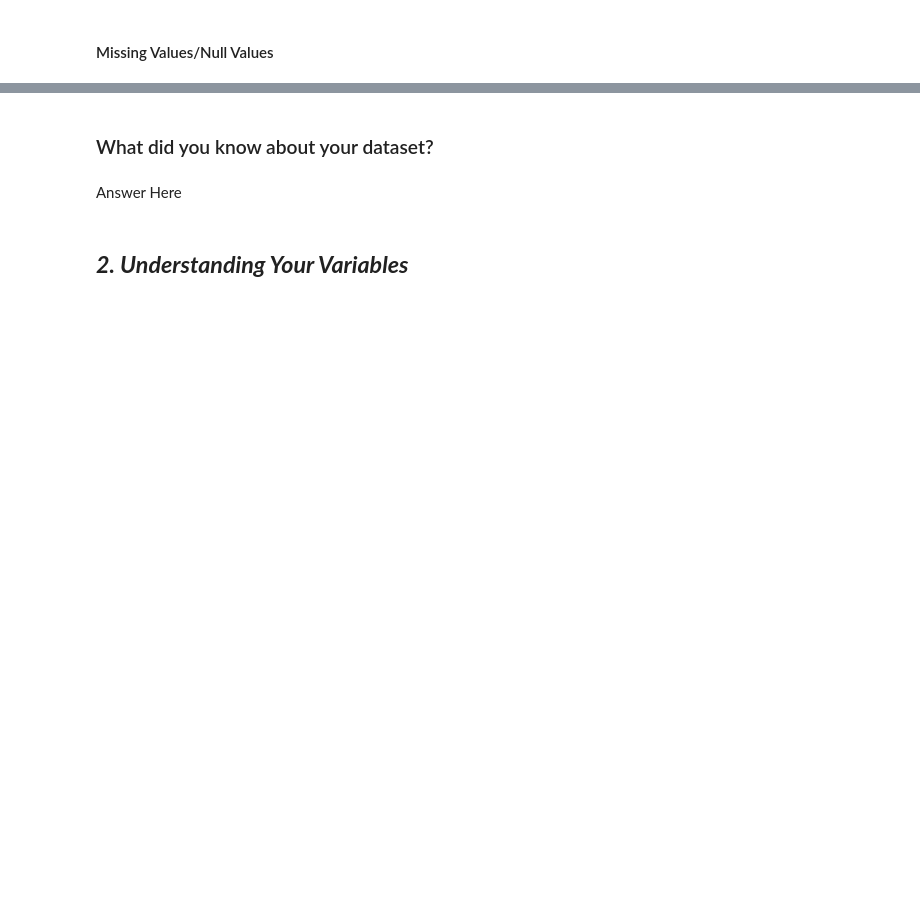
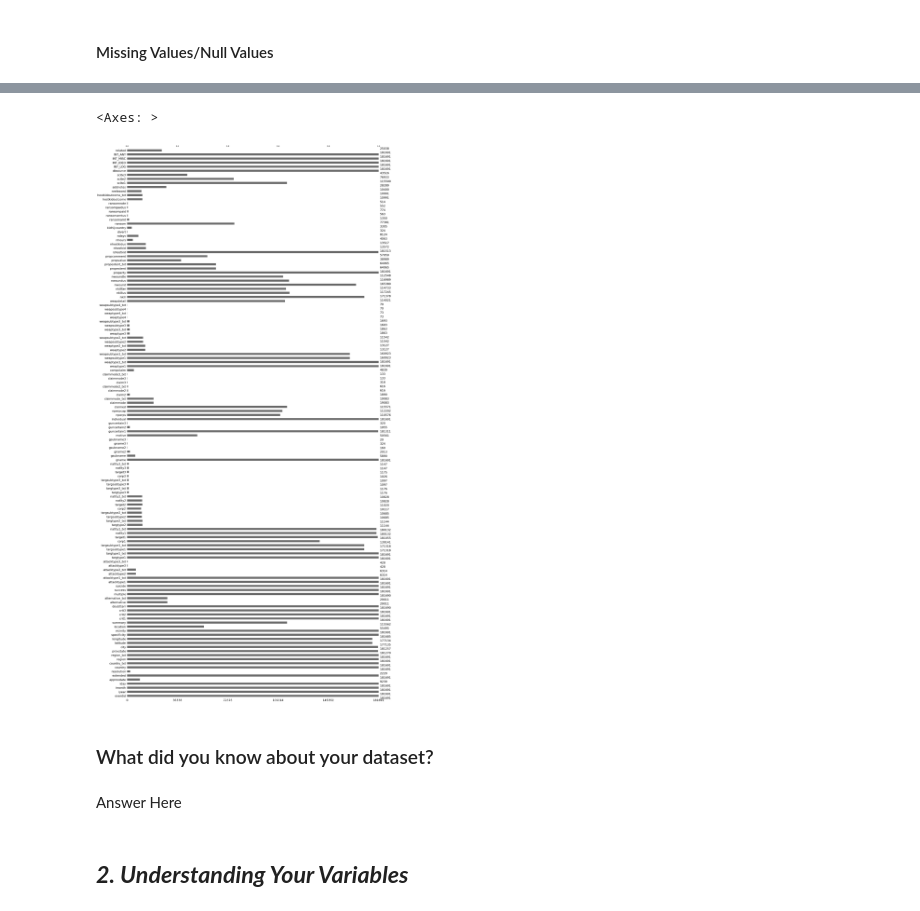
Before and after one commit to imyush11/-EDA-CAPSTONE-, a Jupyter notebook: EDA_Global_Terrorism_Dataset_Project.ipynb, the cells around one changed output, grey strips where cells are left out. Saved outputs shown, nothing was run; the diff lists cells and outputs as text; code cells hidden in the pictures; blank space fills up the shorter version.

```diff
--- a/EDA_Global_Terrorism_Dataset_Project.ipynb
+++ b/EDA_Global_Terrorism_Dataset_Project.ipynb
@@ -85,3 +92,6 @@ M - Multivariate Analysis
+# %%
+# Load Dataset
+df = pd.read_csv("/content/drive/MyDrive/ALMA DATASET PROJECT/Global Terrorism Data.csv", encoding = "latin-1")
 # %% [markdown]
 ### Dataset First View
 # %%
@@ -105,5 +160,11 @@ M - Multivariate Analysis
 # %%
 # Visualizing the missing values
+import missingno as msno
+
+msno.bar(df)
+# %% [output]
+<Axes: >
+[figure, added]
 # %% [markdown]
 ### What did you know about your dataset?
 # %% [markdown]
```
Also changed, not shown: parts of 20 cells of this notebook.
